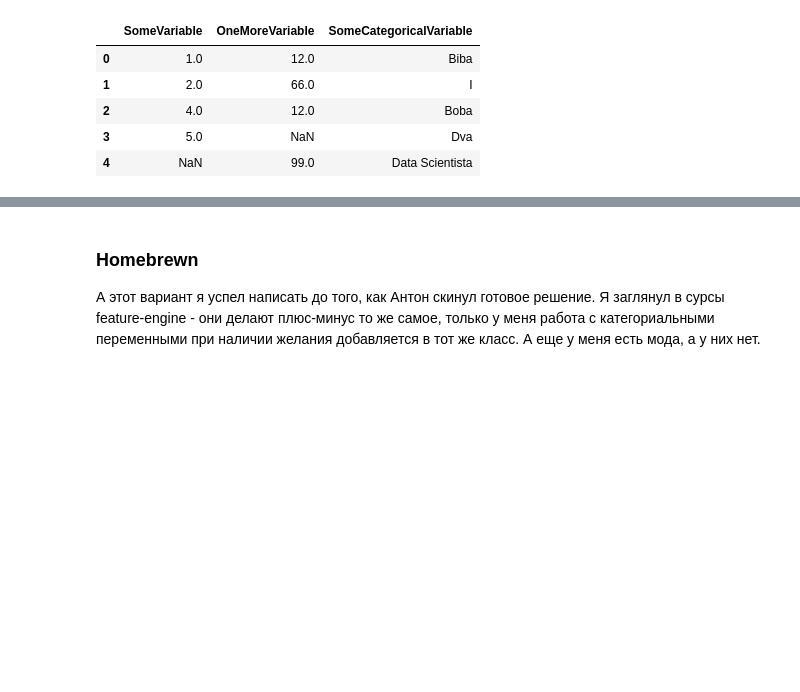
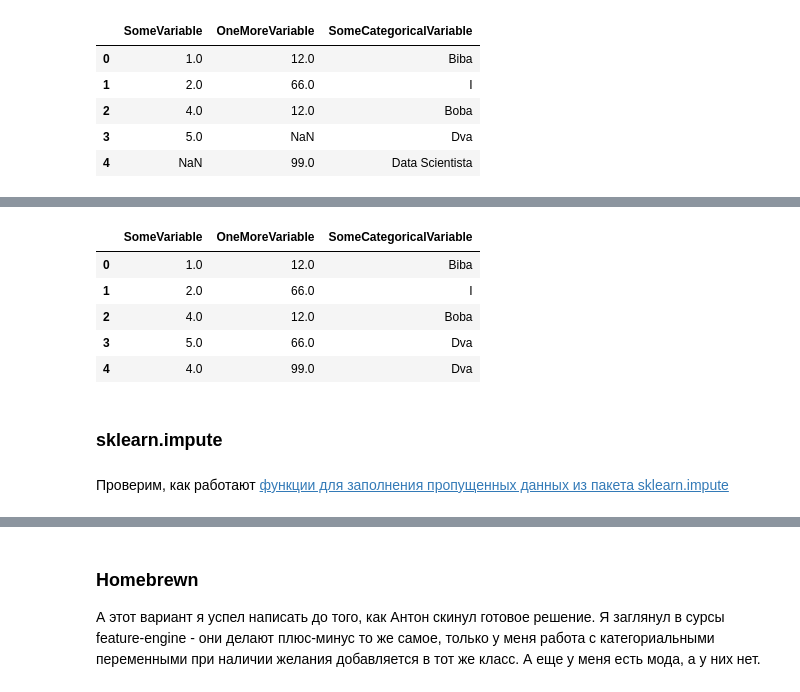
Before and after one commit to uasek/credit_scoring_project, a Jupyter notebook: scoring_model/missing_values.ipynb, the cells around one changed output, grey strips where cells are left out. Saved outputs shown, nothing was run; the diff lists cells and outputs as text; code cells hidden in the pictures; blank space fills up the shorter version.

```diff
--- a/scoring_model/missing_values.ipynb
+++ b/scoring_model/missing_values.ipynb
@@ -71,0 +93,16 @@ obj.transform(test_df)
+# %%
+obj = imputation.RandomSampleImputer()
+test_df = create_test_df()
+obj.fit(test_df)
+obj.transform(test_df)
+# %% [output]
+|  | SomeVariable | OneMoreVariable | SomeCategoricalVariable |
+| 0 | 1.0 | 12.0 | Biba |
+| 1 | 2.0 | 66.0 | I |
+| 2 | 4.0 | 12.0 | Boba |
+| 3 | 5.0 | 66.0 | Dva |
+| 4 | 4.0 | 99.0 | Dva |
+# %% [markdown]
+### sklearn.impute
+# %% [markdown]
+Проверим, как работают [функции для заполнения пропущенных данных из пакета sklearn.impute](https://feature-engine.readthedocs.io/en/1.1.x/imputation/index.html)
```
Also changed, not shown: parts of 22 cells of this notebook, 1 other file.
